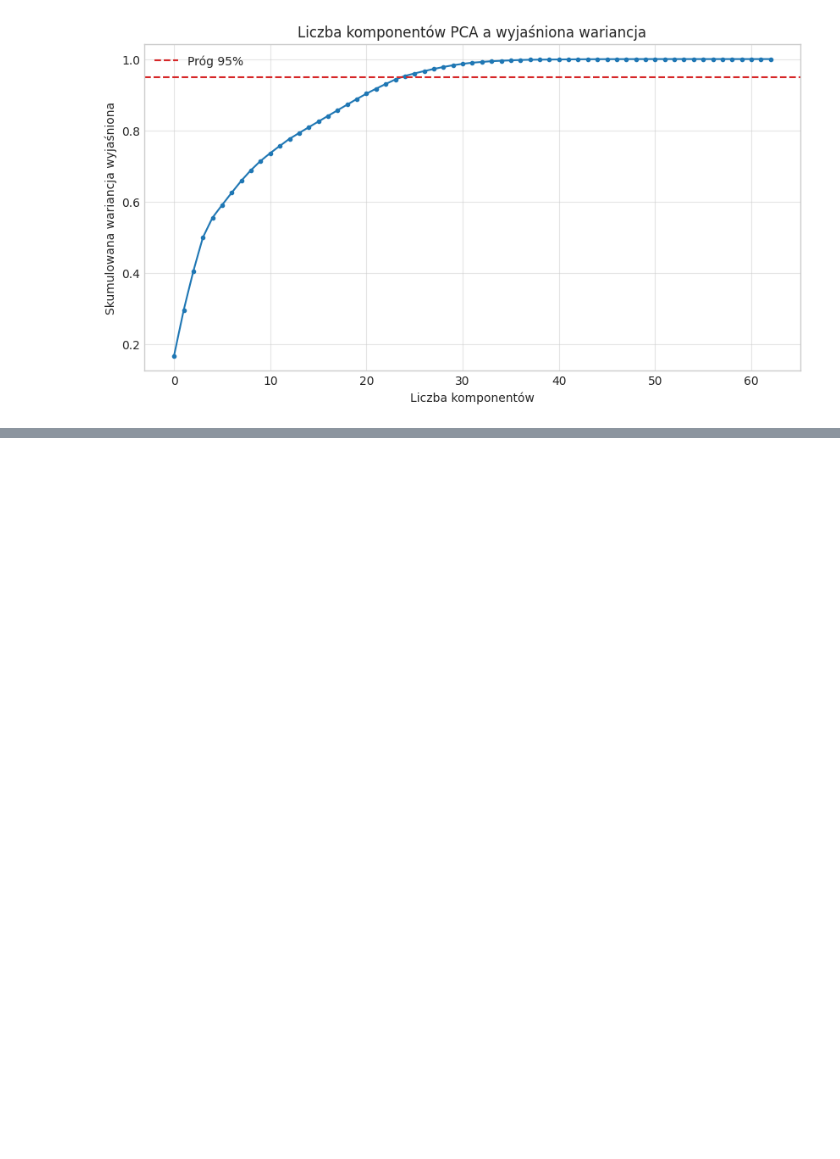
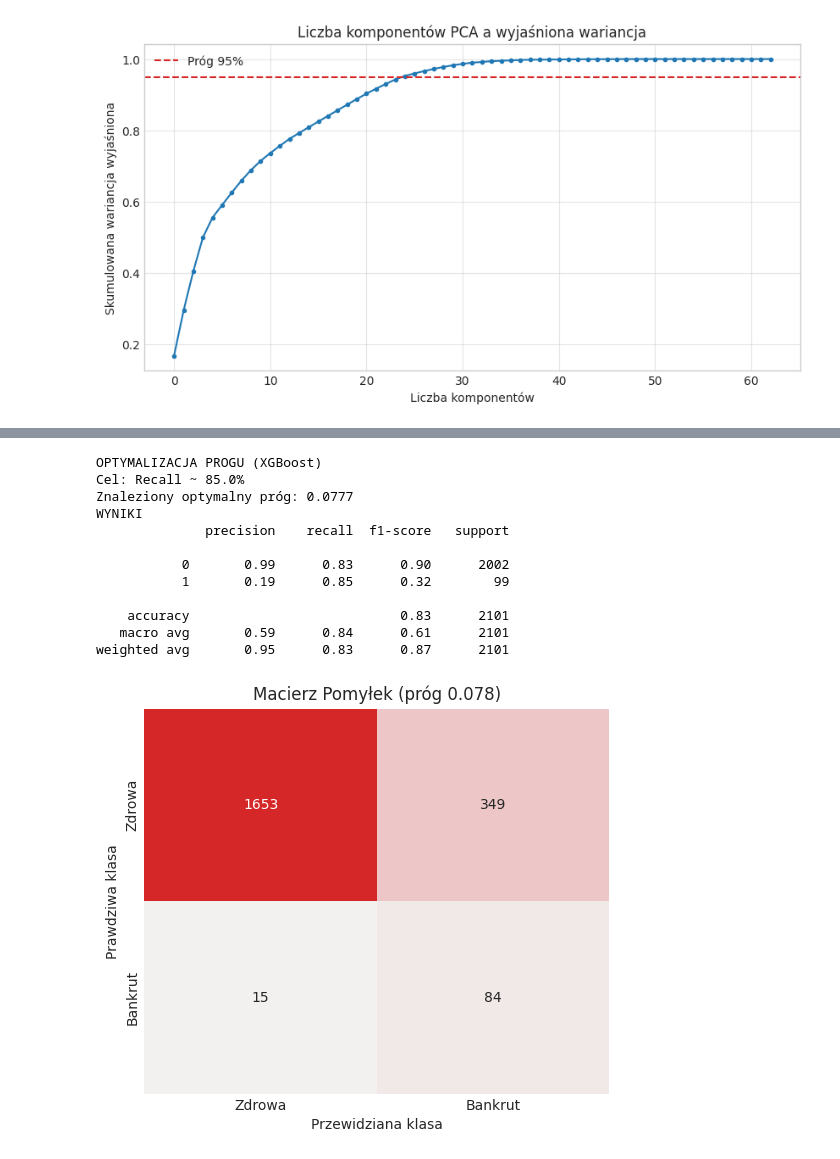
Before and after one commit to scbpls/polish-bankruptcy-prediction, a Jupyter notebook: main.ipynb, the cells around one changed output, grey strips where cells are left out. Cells and saved outputs as stored; diff of their text form; code cells hidden in the pictures; blank space fills up the shorter version.

```diff
--- a/main.ipynb
+++ b/main.ipynb
@@ -391,0 +749,67 @@ weighted avg       0.94      0.66      0.76      2101
+# %%
+# 1. INICJALIZACJA RUNU
+run = wandb.init(
+    project="polish-bankruptcy-prediction",
+    name=f"XGB_Optimization_Year{YEAR_TO_ANALYZE}",
+    config={"threshold_tuning": True},
+    reinit=True
+)
+
+# 2. PREDYKCJA POCZĄTKOWA
+y_proba_xgb = xgb_model.predict_proba(X_test_scaled)[:, 1] # z poprzedniego kroku
+
+# 3. OPTYMALIZACJA PROGU DECYZYJNEGO
+precisions, recalls, thresholds = precision_recall_curve(y_test, y_proba_xgb)
+
+TARGET_RECALL = 0.85 # cel
+optimal_idx = np.argmin(np.abs(recalls - TARGET_RECALL))
+optimal_threshold = thresholds[optimal_idx]
+
+print(f"OPTYMALIZACJA PROGU (XGBoost)")
+print(f"Cel: Recall ~ {TARGET_RECALL*100}%")
+print(f"Znaleziony optymalny próg: {optimal_threshold:.4f}")
+
+# 4. PREDYKCJA Z NOWYM PROGIEM
+y_pred_opt = (y_proba_xgb >= optimal_threshold).astype(int)
+
+# 5. EWALUACJA FINALNA
+final_recall = recall_score(y_test, y_pred_opt)
+final_auc = roc_auc_score(y_test, y_proba_xgb)
+
+print("WYNIKI")
+print(classification_report(y_test, y_pred_opt))
+
+# 6. WIZUALIZACJA MACIERZY POMYŁEK
+plt.figure(figsize=(6, 5))
+
+cmap_opt = sns.light_palette(COLOR_BANKRUPT, as_cmap=True)
+
+cm = confusion_matrix(y_test, y_pred_opt)
+
+sns.heatmap(
+    cm,
+    annot=True,
+    fmt='d',
+    cmap=cmap_opt,
+    cbar=False,
+    xticklabels=['Zdrowa', 'Bankrut'],
+    yticklabels=['Zdrowa', 'Bankrut']
+)
+
+plt.title(f'Macierz Pomyłek (próg {optimal_threshold:.3f})')
+plt.xlabel('Przewidziana klasa')
+plt.ylabel('Prawdziwa klasa')
+plt.show()
+
+# 7. LOGOWANIE WYNIKÓW DO WANDB
+wandb.log({
+    "optimal_threshold": optimal_threshold,
+    "final_recall": final_recall,
+    "final_auc": final_auc,
+    "final_confusion_matrix": wandb.plot.confusion_matrix(
+        probs=None, y_true=y_test.values, preds=y_pred_opt, class_names=["Zdrowa", "Bankrut"]
+    )
+})
+
+run.finish()
+# %% [output]
@@ -391,0 +822,13 @@ weighted avg       0.94      0.66      0.76      2101
+OPTYMALIZACJA PROGU (XGBoost)
+Cel: Recall ~ 85.0%
+Znaleziony optymalny próg: 0.0777
+WYNIKI
+              precision    recall  f1-score   support
+
+           0       0.99      0.83      0.90      2002
+           1       0.19      0.85      0.32        99
+
+    accuracy                           0.83      2101
+   macro avg       0.59      0.84      0.61      2101
+weighted avg       0.95      0.83      0.87      2101
+[figure, added]
```
Also changed, not shown: parts of 16 cells of this notebook, 2 other files.
